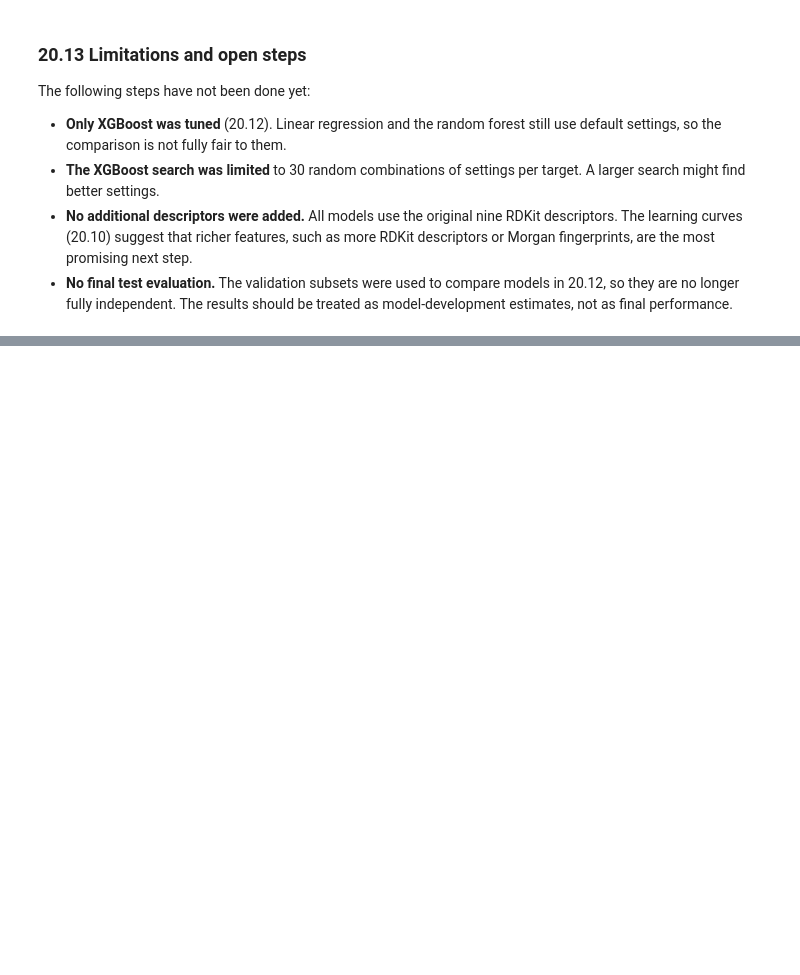
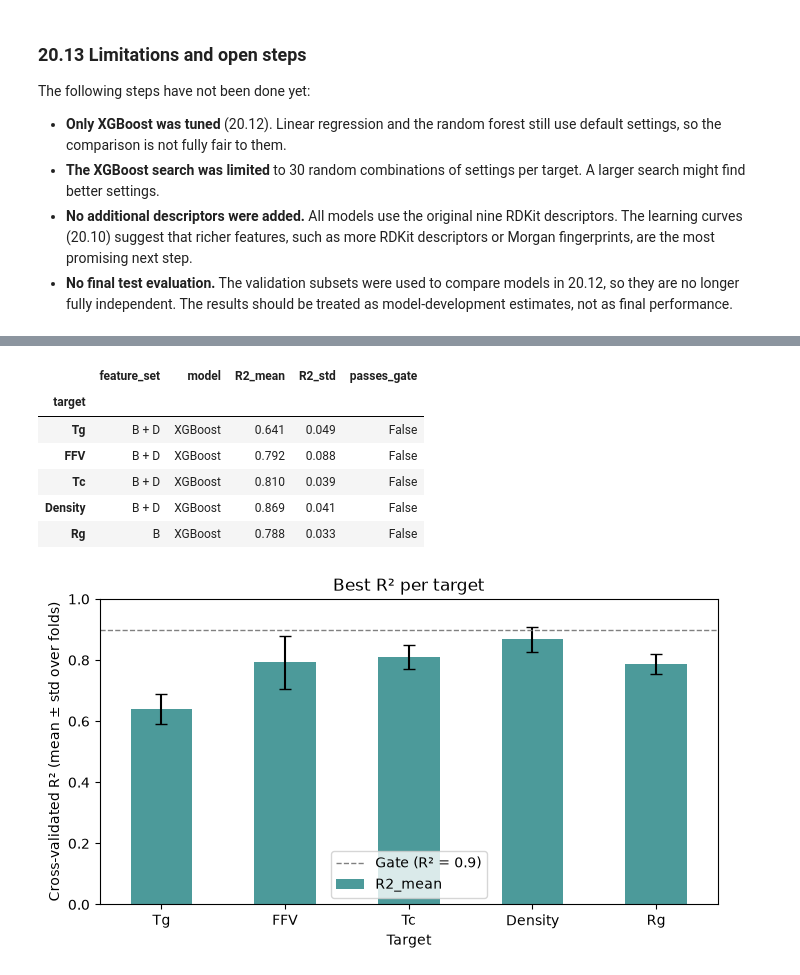
Before and after one commit to SuhmiHwang/capstone_virtual_lab_mohamed_suhmi, a Jupyter notebook: notebooks/04_Suhmi_modeling.ipynb, the cells around one changed output, grey strips where cells are left out. Drawn from its saved outputs; the diff is of its cells as text; code cells hidden in the pictures; blank space fills up the shorter version.

```diff
--- a/notebooks/04_Suhmi_modeling.ipynb
+++ b/notebooks/04_Suhmi_modeling.ipynb
@@ -3738,0 +4166,28 @@ The following steps have not been done yet:
+# %%
+# Best combination per target, compared with the 0.9 gate
+best_r2 = r2_results_df.loc[r2_results_df.groupby("target")["R2_mean"].idxmax()]
+best_r2 = best_r2.set_index("target").loc[target_columns]
+best_r2["passes_gate"] = best_r2["R2_mean"] >= R2_GATE
+
+display(best_r2.round(3))
+
+ax = best_r2["R2_mean"].plot(kind="bar", yerr=best_r2["R2_std"], capsize=4,
+                             figsize=(7, 4), rot=0, color="#4c9a9a")
+ax.axhline(R2_GATE, color="grey", linestyle="--", linewidth=1, label="Gate (R² = 0.9)")
+ax.set_ylim(0, 1)
+ax.set_ylabel("Cross-validated R² (mean ± std over folds)")
+ax.set_xlabel("Target")
+ax.set_title("Best R² per target")
+ax.legend()
+
+plt.tight_layout()
+plt.show()
+# %% [output]
+|  | feature_set | model | R2_mean | R2_std | passes_gate |
+| target |  |  |  |  |  |
+| Tg | B + D | XGBoost | 0.641 | 0.049 | False |
+| FFV | B + D | XGBoost | 0.792 | 0.088 | False |
+| Tc | B + D | XGBoost | 0.810 | 0.039 | False |
+| Density | B + D | XGBoost | 0.869 | 0.041 | False |
+| Rg | B | XGBoost | 0.788 | 0.033 | False |
+[figure, added]
```
Also changed, not shown: parts of 38 cells of this notebook, 24 other files.
